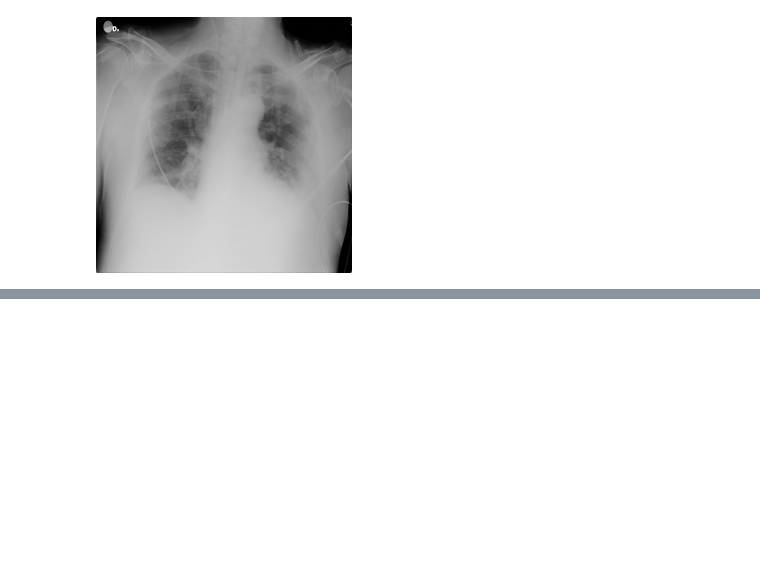
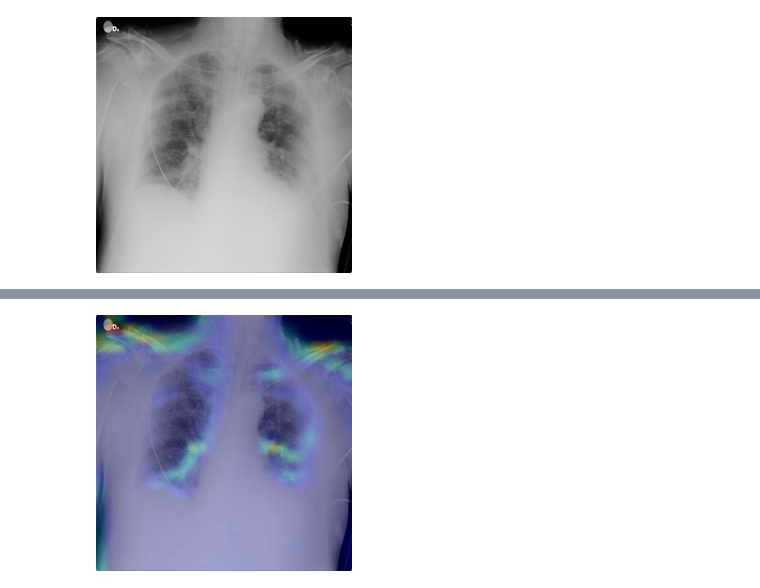
Before and after one commit to GoetheUniCV/cvproject, a Jupyter notebook: Luis/covid.ipynb, the cells around one changed output, grey strips where cells are left out. Drawn from its saved outputs; the diff is of its cells as text; code cells hidden in the pictures; blank space fills up the shorter version.

```diff
--- a/Luis/covid.ipynb
+++ b/Luis/covid.ipynb
@@ -381,0 +390,32 @@ heatmap = make_gradcam_heatmap(
+# %%
+# We load the original image
+img = keras.preprocessing.image.load_img(img_path)
+img = keras.preprocessing.image.img_to_array(img)
+
+# We rescale heatmap to a range 0-255
+heatmap = np.uint8(255 * heatmap)
+
+# We use jet colormap to colorize heatmap
+jet = cm.get_cmap("jet")
+
+# We use RGB values of the colormap
+jet_colors = jet(np.arange(256))[:, :3]
+jet_heatmap = jet_colors[heatmap]
+
+# We create an image with RGB colorized heatmap
+jet_heatmap = keras.preprocessing.image.array_to_img(jet_heatmap)
+jet_heatmap = jet_heatmap.resize((img.shape[1], img.shape[0]))
+jet_heatmap = keras.preprocessing.image.img_to_array(jet_heatmap)
+
+# Superimpose the heatmap on original image
+superimposed_img = jet_heatmap * 0.4 + img
+superimposed_img = keras.preprocessing.image.array_to_img(superimposed_img)
+
+# Save the superimposed image
+save_path = "elephant_cam.jpg"
+superimposed_img.save(save_path)
+
+# Display Grad CAM
+display(Image(save_path))
+# %% [output]
+[figure, added]
```
Also changed, not shown: parts of 2 cells of this notebook.
